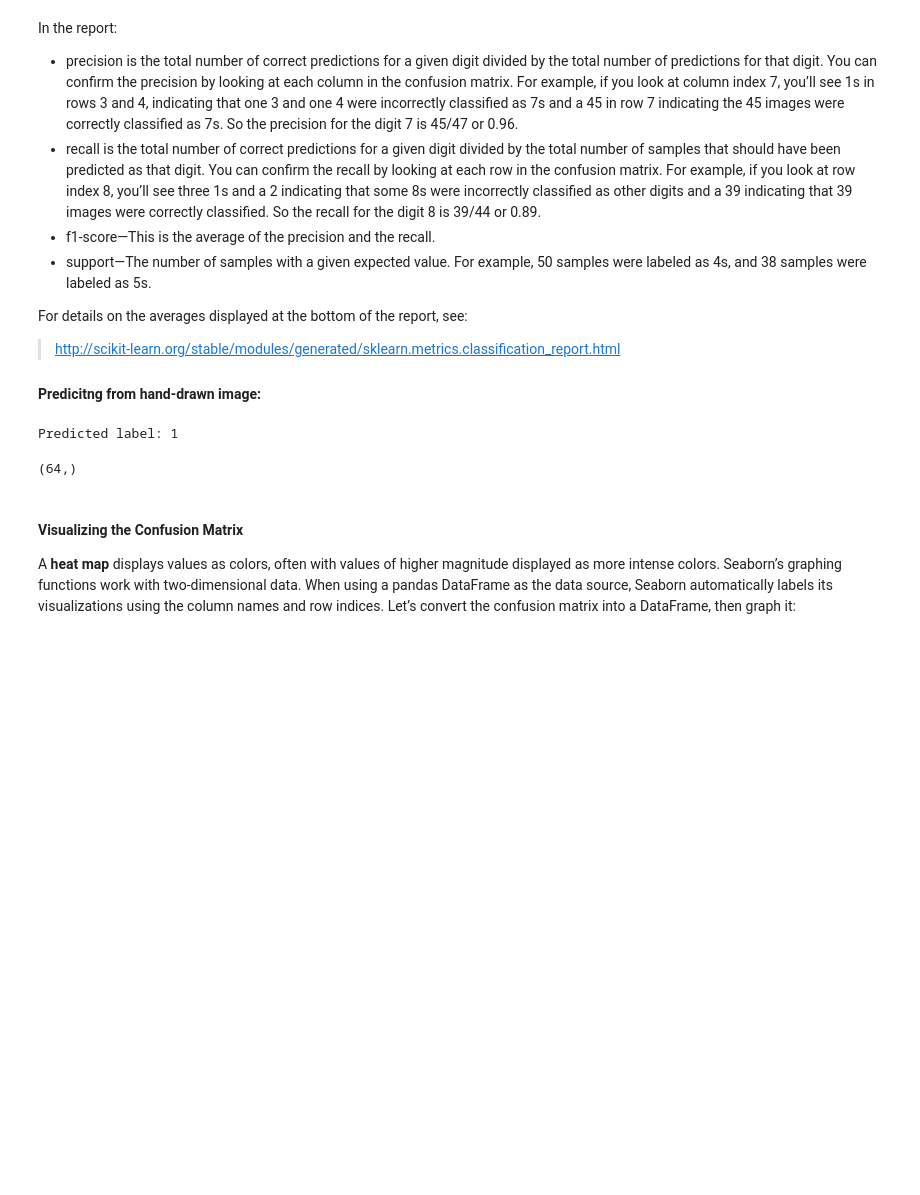
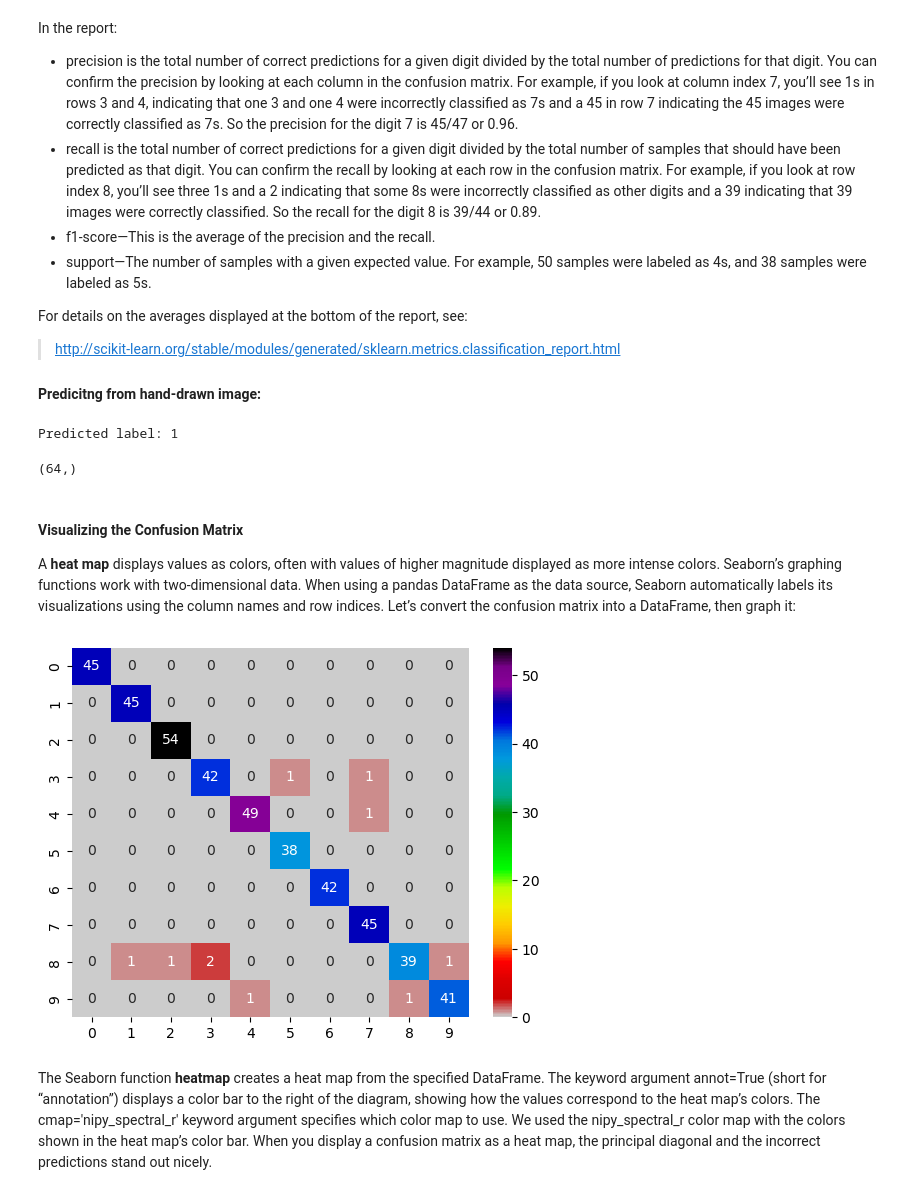
Before and after one commit to ejdotp/SemSix_ITER, a Jupyter notebook: Python/Classwork/5_Machine_Learning/main.ipynb, the cells around one changed output. Drawn from its saved outputs; the diff is of its cells as text; code cells hidden in the pictures; blank space fills up the shorter version.

```diff
--- a/Python/Classwork/5_Machine_Learning/main.ipynb
+++ b/Python/Classwork/5_Machine_Learning/main.ipynb
@@ -416,0 +414,2 @@ A **heat map** displays values as colors, often with values of higher magnitude
+# %%
+confusion_df = pd.DataFrame(confusion, index=range(10), columns=range(10))
@@ -416,0 +418,11 @@ A **heat map** displays values as colors, often with values of higher magnitude
+# %%
+axes = sns.heatmap(confusion_df, annot=True, cmap='nipy_spectral_r')
+# %% [output]
+[figure, added]
+# %% [markdown]
+The Seaborn function **heatmap** creates a heat map from the specified DataFrame. The
+keyword argument annot=True (short for “annotation”) displays a color bar to the right
+of the diagram, showing how the values correspond to the heat map’s colors. The
+cmap='nipy_spectral_r' keyword argument specifies which color map to use. We used
+the nipy_spectral_r color map with the colors shown in the heat map’s color bar. When
+you display a confusion matrix as a heat map, the principal diagonal and the incorrect predictions stand out nicely.
```
Also changed, not shown: parts of 16 cells of this notebook, 2 other files.
